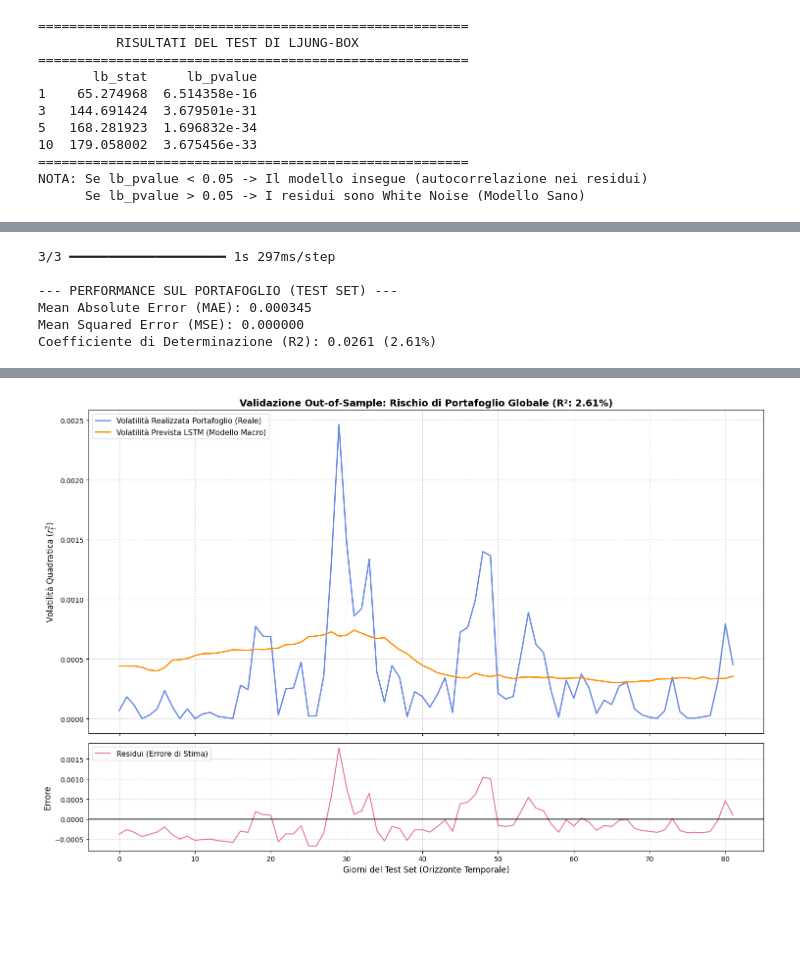
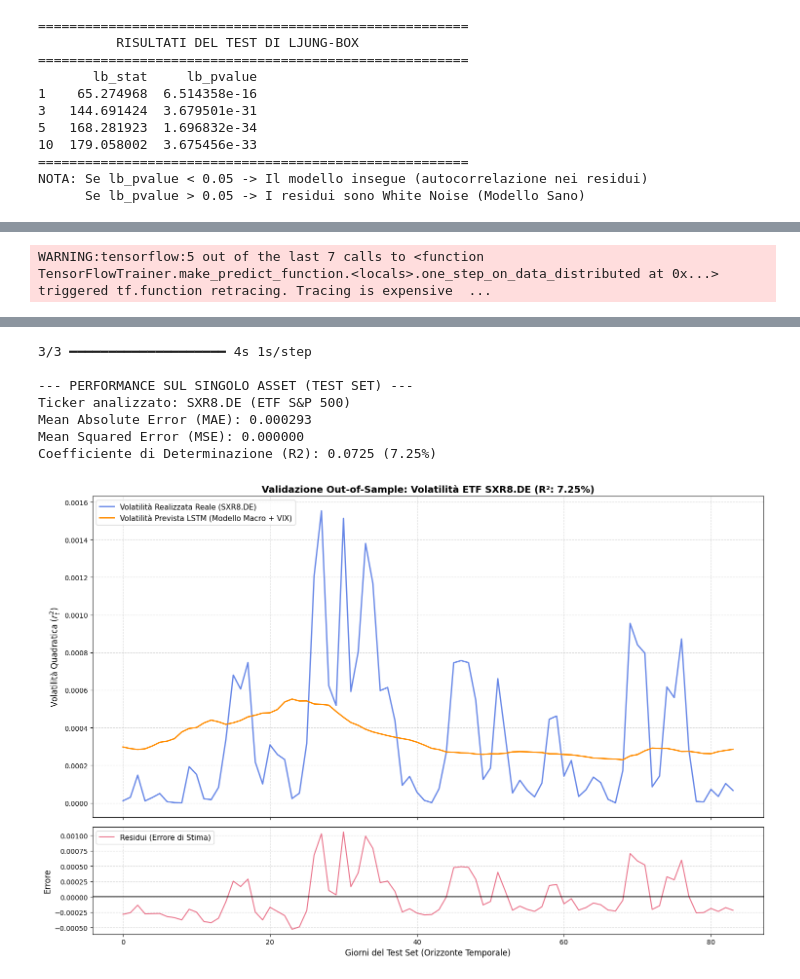
Before and after one commit to PepeFederico/Progetto_Mercati_Finanziari, a Jupyter notebook: rendimenti.ipynb, the cells around one changed output, grey strips where cells are left out. Drawn from its saved outputs; the diff is of its cells as text; code cells hidden in the pictures; blank space fills up the shorter version.

```diff
--- a/rendimenti.ipynb
+++ b/rendimenti.ipynb
@@ -1538,14 +1344,0 @@ Model: "functional_10"
-# %%
-# Accorciamo la pazienza dell'Early Stopping: se il validation sale, fermiamo subito il gioco
-early_stopping = EarlyStopping(monitor='val_loss', patience=6, restore_best_weights=True)
-reduce_lr = ReduceLROnPlateau(monitor='val_loss', factor=0.5, patience=3, min_lr=1e-5, verbose=1)
-
-history = model.fit(
-    x=[X_train_g, X_train_s, X_train_w],
-    y=y_train,
-    validation_data=([X_val_g, X_val_s, X_val_w], y_val),
-    epochs=80,
-    batch_size=32,
-    callbacks=[early_stopping, reduce_lr],
-    verbose=1
-)
@@ -1570,7 +1345,4 @@ Epoch 43: ReduceLROnPlateau reducing learning rate to 0.0001250000059371814.
 # %%
-import matplotlib.pyplot as plt
-from sklearn.metrics import mean_squared_error, mean_absolute_error, r2_score
-
 # --- 1. PREDIZIONE OUT-OF-SAMPLE ---
 # Generiamo le predizioni sul test set (i dati reali mai visti dalla rete)
 y_pred_scaled = model.predict([X_test_g, X_test_s, X_test_w])
@@ -1585,7 +1357,8 @@ mae = mean_absolute_error(y_test_reale, y_pred_reale)
 mse = mean_squared_error(y_test_reale, y_pred_reale)
 r2 = r2_score(y_test_reale, y_pred_reale)
 
-print("\n--- PERFORMANCE SUL PORTAFOGLIO (TEST SET) ---")
+print("\n--- PERFORMANCE SUL SINGOLO ASSET (TEST SET) ---")
+print(f"Ticker analizzato: SXR8.DE (ETF S&P 500)")
 print(f"Mean Absolute Error (MAE): {mae:.6f}")
 print(f"Mean Squared Error (MSE): {mse:.6f}")
 print(f"Coefficiente di Determinazione (R2): {r2:.4f} ({r2*100:.2f}%)")
@@ -1597,10 +1370,10 @@ residui = y_test_reale - y_pred_reale
 fig, (ax1, ax2) = plt.subplots(2, 1, figsize=(15, 10), sharex=True,
                                gridspec_kw={'height_ratios': [3, 1]})
 
-# Pannello Superiore: Volatilità Realizzata vs Prevista del Portafoglio
-ax1.plot(y_test_reale, label='Volatilità Realizzata Portafoglio (Reale)', color='royalblue', alpha=0.8, linewidth=2)
-ax1.plot(y_pred_reale, label='Volatilità Prevista LSTM (Modello Macro)', color='darkorange', linewidth=2)
-ax1.set_title(f'Validazione Out-of-Sample: Rischio di Portafoglio Globale (R²: {r2*100:.2f}%)', fontsize=14, fontweight='bold')
+# Pannello Superiore: Volatilità Realizzata vs Prevista di SXR8.DE
+ax1.plot(y_test_reale, label='Volatilità Realizzata Reale (SXR8.DE)', color='royalblue', alpha=0.8, linewidth=2)
+ax1.plot(y_pred_reale, label='Volatilità Prevista LSTM (Modello Macro + VIX)', color='darkorange', linewidth=2)
+ax1.set_title(f'Validazione Out-of-Sample: Volatilità ETF SXR8.DE (R²: {r2*100:.2f}%)', fontsize=14, fontweight='bold')
 ax1.set_ylabel('Volatilità Quadratica ($r_t^2$)', fontsize=12)
 ax1.legend(fontsize=11, loc='upper left')
 ax1.grid(True, linestyle='--', alpha=0.5)
@@ -1616,9 +1389,4 @@ ax2.grid(True, linestyle='--', alpha=0.5)
 plt.tight_layout()
 plt.show()
 # %% [output]
-3/3 ━━━━━━━━━━━━━━━━━━━━ 1s 297ms/step
-
---- PERFORMANCE SUL PORTAFOGLIO (TEST SET) ---
-Mean Absolute Error (MAE): 0.000345
-Mean Squared Error (MSE): 0.000000
-Coefficiente di Determinazione (R2): 0.0261 (2.61%)
+WARNING:tensorflow:5 out of the last 7 calls to <function TensorFlowTrainer.make_predict_function.<locals>.one_step_on_data_distributed at 0x...> triggered tf.function retracing. Tracing is expensive  ...
@@ -1625 +1395,8 @@ Coefficiente di Determinazione (R2): 0.0261 (2.61%)
+3/3 ━━━━━━━━━━━━━━━━━━━━ 4s 1s/step
+
+--- PERFORMANCE SUL SINGOLO ASSET (TEST SET) ---
+Ticker analizzato: SXR8.DE (ETF S&P 500)
+Mean Absolute Error (MAE): 0.000293
+Mean Squared Error (MSE): 0.000000
+Coefficiente di Determinazione (R2): 0.0725 (7.25%)
-[figure, old version]
+[figure, new version]
```
Also changed, not shown: parts of 32 cells of this notebook.
